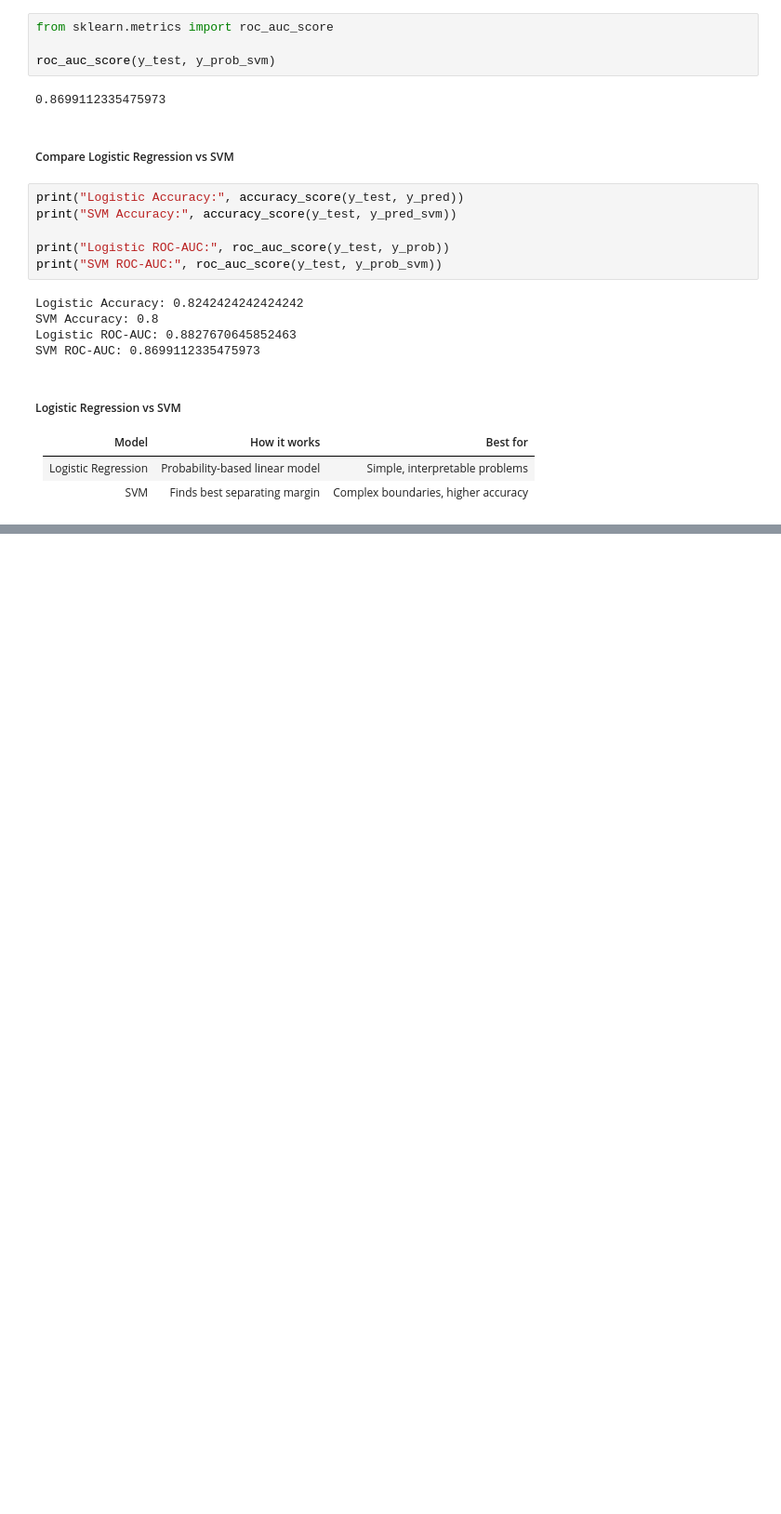
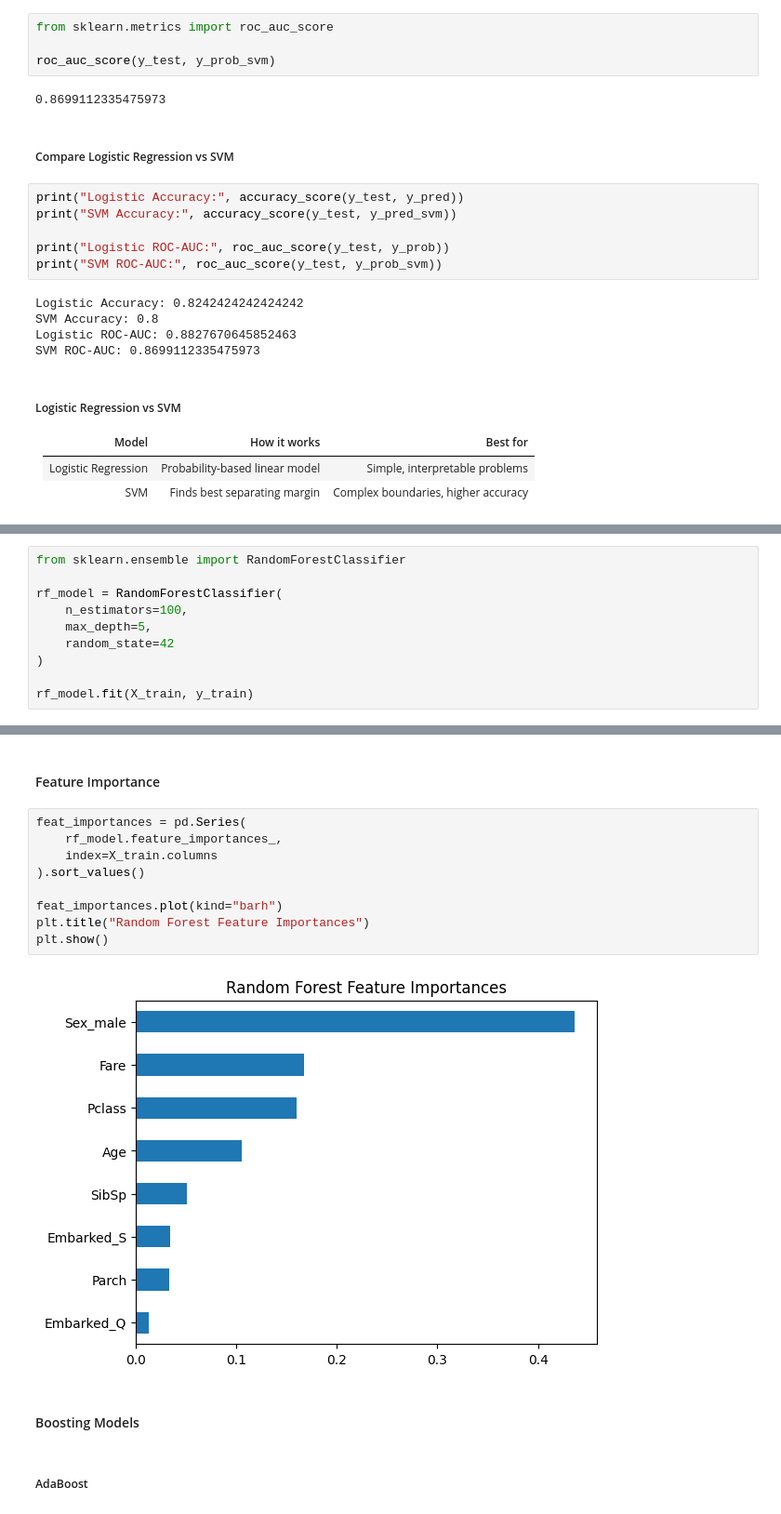
Before and after one commit to bonareri/data-science-class, a Jupyter notebook: 06-Machine_Learning/02_01_Data_cleaning & preprocessing.ipynb, the cells around one changed output, grey strips where cells are left out. Shown at 93% size. Cells and saved outputs as stored; diff of their text form; blank space fills up the shorter version.

```diff
--- a/06-Machine_Learning/02_01_Data_cleaning & preprocessing.ipynb
+++ b/06-Machine_Learning/02_01_Data_cleaning & preprocessing.ipynb
@@ -698,0 +701,10 @@ SVM ROC-AUC: 0.8699112335475973
+# %%
+from sklearn.ensemble import RandomForestClassifier
+
+rf_model = RandomForestClassifier(
+    n_estimators=100,
+    max_depth=5,
+    random_state=42
+)
+
+rf_model.fit(X_train, y_train)
@@ -698,0 +738,17 @@ SVM ROC-AUC: 0.8699112335475973
+# %% [markdown]
+#### Feature Importance
+# %%
+feat_importances = pd.Series(
+    rf_model.feature_importances_,
+    index=X_train.columns
+).sort_values()
+
+feat_importances.plot(kind="barh")
+plt.title("Random Forest Feature Importances")
+plt.show()
+# %% [output]
+[figure, added]
+# %% [markdown]
+#### Boosting Models
+# %% [markdown]
+##### AdaBoost
```
Also changed, not shown: parts of 18 cells of this notebook, 4 other files.
